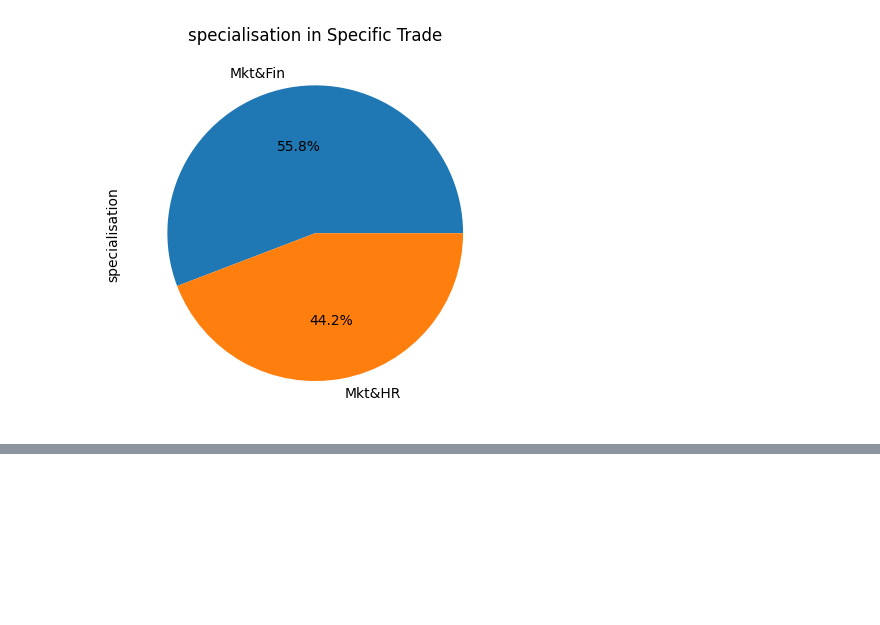
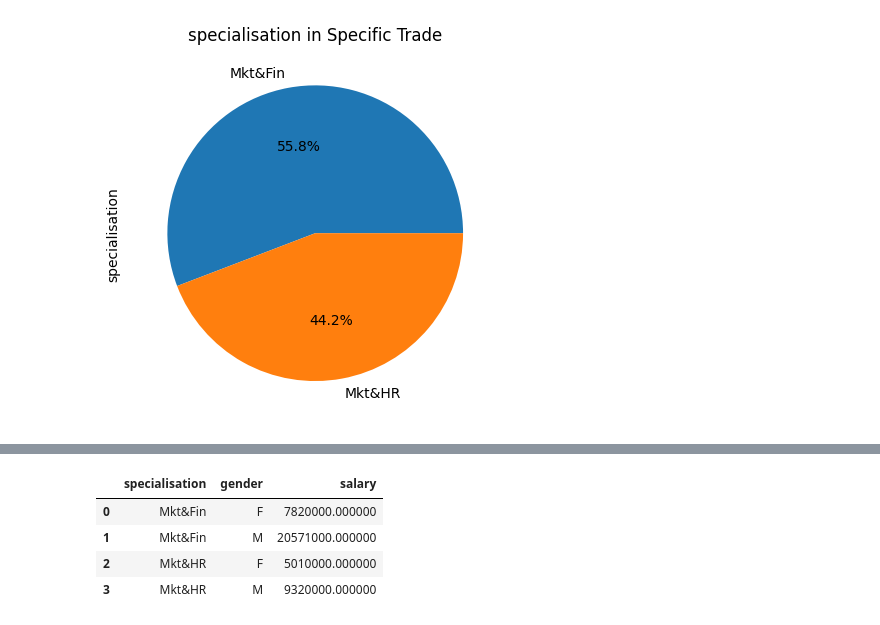
Before and after one commit to AnukulSri/Data-Analysis, a Jupyter notebook: Placement_analysis/analysis.ipynb, the cells around one changed output, grey strips where cells are left out. Drawn from its saved outputs; the diff is of its cells as text; code cells hidden in the pictures; blank space fills up the shorter version.

```diff
--- a/Placement_analysis/analysis.ipynb
+++ b/Placement_analysis/analysis.ipynb
@@ -146,0 +202,8 @@ df.groupby('specialisation')['specialisation'].count().plot(title='specialisatio
+# %%
+df.groupby(['specialisation','gender'])['salary'].sum().reset_index().style.bar('salary')
+# %% [output]
+|  | specialisation | gender | salary |
+| 0 | Mkt&Fin | F | 7820000.000000 |
+| 1 | Mkt&Fin | M | 20571000.000000 |
+| 2 | Mkt&HR | F | 5010000.000000 |
+| 3 | Mkt&HR | M | 9320000.000000 |
```
Also changed, not shown: parts of 12 cells of this notebook.
